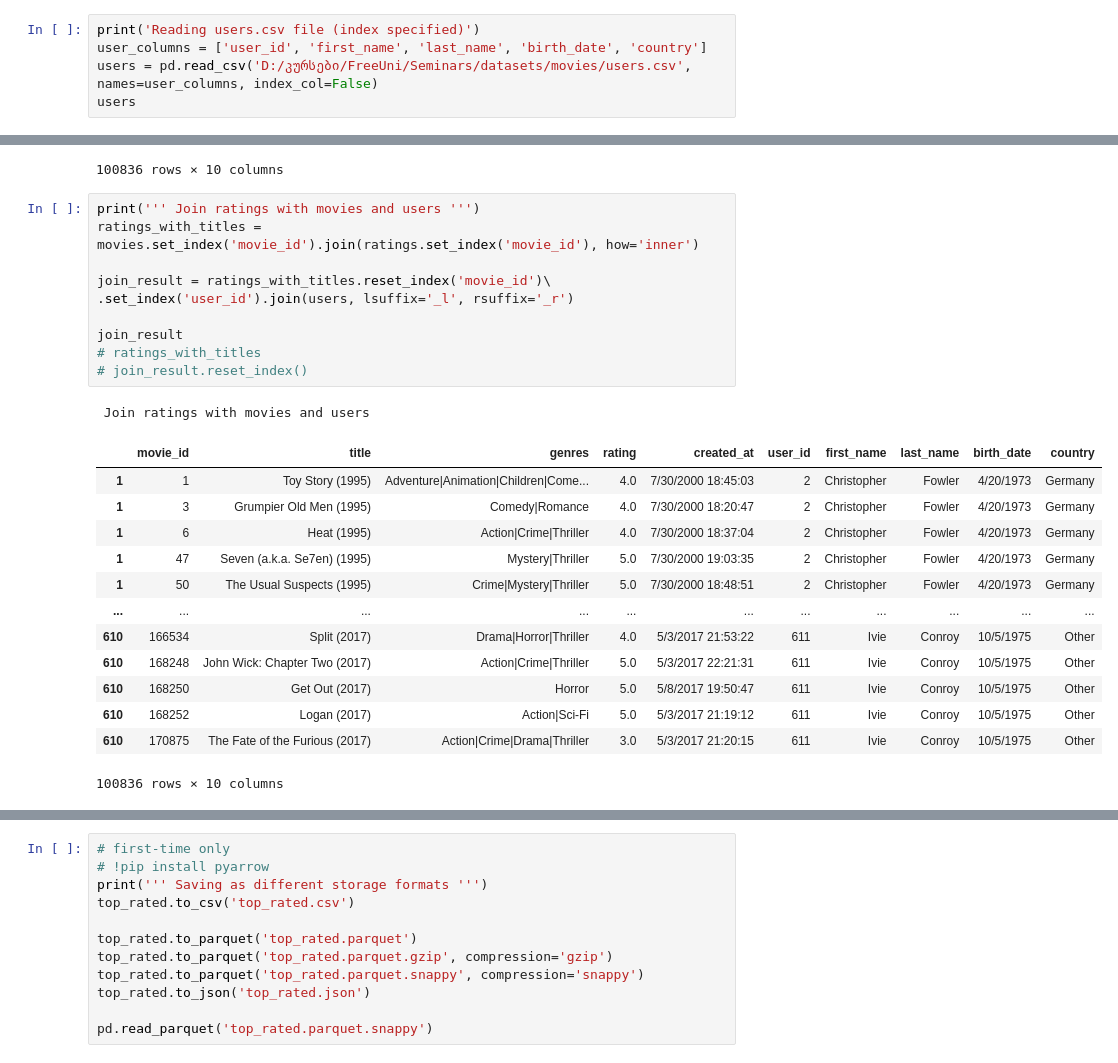
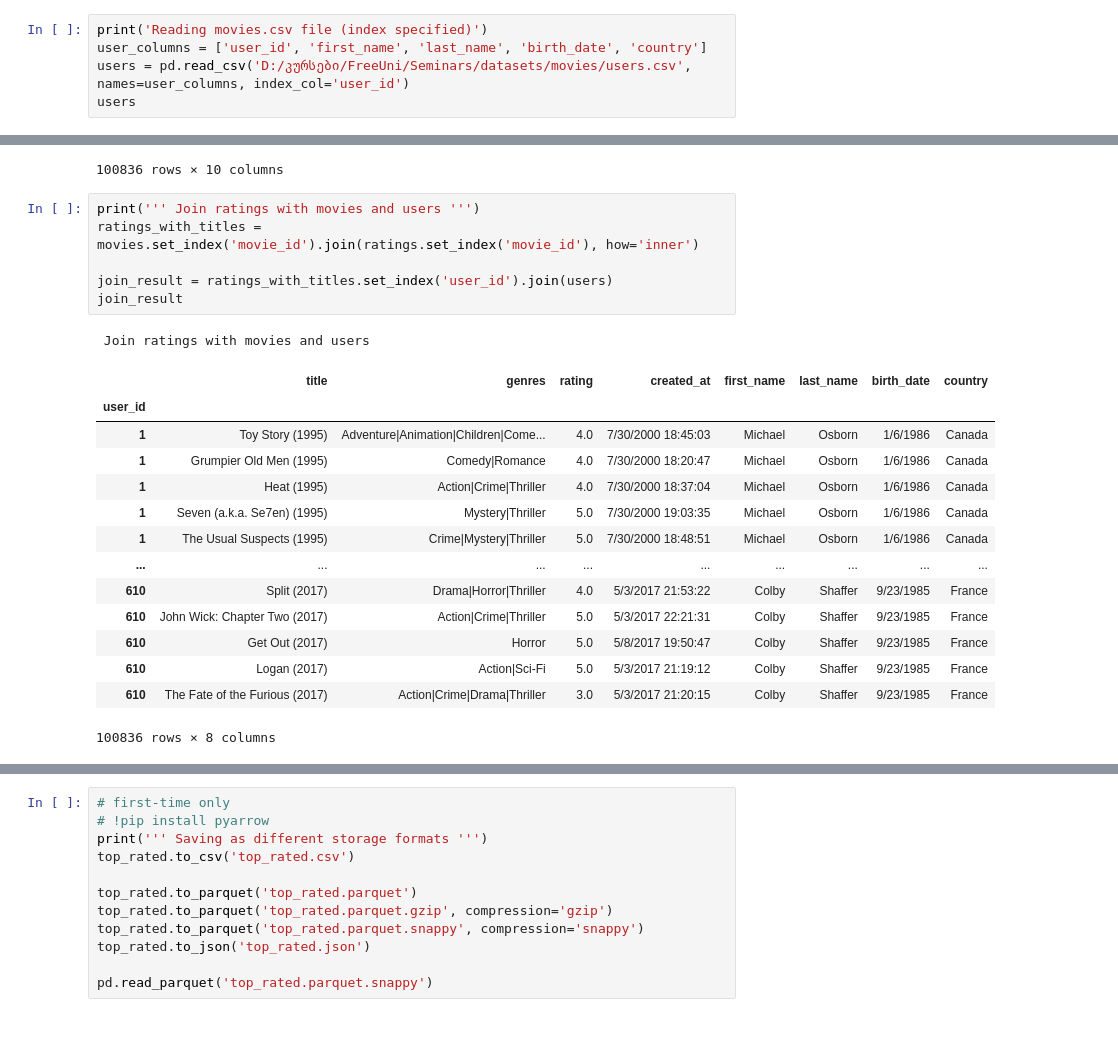
Before and after one commit to FreeUniDataEngineering/Seminars, a Jupyter notebook: lect_6_Pandas/jupyter.ipynb, the cells around one changed output, grey strips where cells are left out. Cells and saved outputs as stored; diff of their text form; blank space fills up the shorter version.

```diff
--- a/lect_6_Pandas/jupyter.ipynb
+++ b/lect_6_Pandas/jupyter.ipynb
@@ -454,8 +445,8 @@ Reading tags.csv file
 | 3682 | 610 | 168248 | Heroic Bloodshed | 5/3/2017 20:44 |
 3683 rows × 4 columns
 # %%
-print('Reading users.csv file (index specified)')
+print('Reading movies.csv file (index specified)')
 user_columns = ['user_id', 'first_name', 'last_name', 'birth_date', 'country']
-users = pd.read_csv('D:/კურსები/FreeUni/Seminars/datasets/movies/users.csv', names=user_columns, index_col=False)
+users = pd.read_csv('D:/კურსები/FreeUni/Seminars/datasets/movies/users.csv', names=user_columns, index_col='user_id')
 users
 # %% [output]
@@ -498,28 +490,25 @@ merge_result
 # %%
 print(''' Join ratings with movies and users ''')
 ratings_with_titles = movies.set_index('movie_id').join(ratings.set_index('movie_id'), how='inner')
 
-join_result = ratings_with_titles.reset_index('movie_id')\
-.set_index('user_id').join(users, lsuffix='_l', rsuffix='_r')
-
+join_result = ratings_with_titles.set_index('user_id').join(users)
 join_result
-# ratings_with_titles
-# join_result.reset_index()
 # %% [output]
  Join ratings with movies and users
-|  | movie_id | title | genres | rating | created_at | user_id | first_name | last_name | birth_date | country |
-| 1 | 1 | Toy Story (1995) | Adventure|Animation|Children|Come... | 4.0 | 7/30/2000 18:45:03 | 2 | Christopher | Fowler | 4/20/1973 | Germany |
-| 1 | 3 | Grumpier Old Men (1995) | Comedy|Romance | 4.0 | 7/30/2000 18:20:47 | 2 | Christopher | Fowler | 4/20/1973 | Germany |
-| 1 | 6 | Heat (1995) | Action|Crime|Thriller | 4.0 | 7/30/2000 18:37:04 | 2 | Christopher | Fowler | 4/20/1973 | Germany |
-| 1 | 47 | Seven (a.k.a. Se7en) (1995) | Mystery|Thriller | 5.0 | 7/30/2000 19:03:35 | 2 | Christopher | Fowler | 4/20/1973 | Germany |
-| 1 | 50 | The Usual Suspects (1995) | Crime|Mystery|Thriller | 5.0 | 7/30/2000 18:48:51 | 2 | Christopher | Fowler | 4/20/1973 | Germany |
-| ... | ... | ... | ... | ... | ... | ... | ... | ... | ... | ... |
-| 610 | 166534 | Split (2017) | Drama|Horror|Thriller | 4.0 | 5/3/2017 21:53:22 | 611 | Ivie | Conroy | 10/5/1975 | Other |
-| 610 | 168248 | John Wick: Chapter Two (2017) | Action|Crime|Thriller | 5.0 | 5/3/2017 22:21:31 | 611 | Ivie | Conroy | 10/5/1975 | Other |
-| 610 | 168250 | Get Out (2017) | Horror | 5.0 | 5/8/2017 19:50:47 | 611 | Ivie | Conroy | 10/5/1975 | Other |
-| 610 | 168252 | Logan (2017) | Action|Sci-Fi | 5.0 | 5/3/2017 21:19:12 | 611 | Ivie | Conroy | 10/5/1975 | Other |
-| 610 | 170875 | The Fate of the Furious (2017) | Action|Crime|Drama|Thriller | 3.0 | 5/3/2017 21:20:15 | 611 | Ivie | Conroy | 10/5/1975 | Other |
+|  | title | genres | rating | created_at | first_name | last_name | birth_date | country |
+| user_id |  |  |  |  |  |  |  |  |
+| 1 | Toy Story (1995) | Adventure|Animation|Children|Come... | 4.0 | 7/30/2000 18:45:03 | Michael | Osborn | 1/6/1986 | Canada |
+| 1 | Grumpier Old Men (1995) | Comedy|Romance | 4.0 | 7/30/2000 18:20:47 | Michael | Osborn | 1/6/1986 | Canada |
+| 1 | Heat (1995) | Action|Crime|Thriller | 4.0 | 7/30/2000 18:37:04 | Michael | Osborn | 1/6/1986 | Canada |
+| 1 | Seven (a.k.a. Se7en) (1995) | Mystery|Thriller | 5.0 | 7/30/2000 19:03:35 | Michael | Osborn | 1/6/1986 | Canada |
+| 1 | The Usual Suspects (1995) | Crime|Mystery|Thriller | 5.0 | 7/30/2000 18:48:51 | Michael | Osborn | 1/6/1986 | Canada |
+| ... | ... | ... | ... | ... | ... | ... | ... | ... |
+| 610 | Split (2017) | Drama|Horror|Thriller | 4.0 | 5/3/2017 21:53:22 | Colby | Shaffer | 9/23/1985 | France |
+| 610 | John Wick: Chapter Two (2017) | Action|Crime|Thriller | 5.0 | 5/3/2017 22:21:31 | Colby | Shaffer | 9/23/1985 | France |
+| 610 | Get Out (2017) | Horror | 5.0 | 5/8/2017 19:50:47 | Colby | Shaffer | 9/23/1985 | France |
+| 610 | Logan (2017) | Action|Sci-Fi | 5.0 | 5/3/2017 21:19:12 | Colby | Shaffer | 9/23/1985 | France |
+| 610 | The Fate of the Furious (2017) | Action|Crime|Drama|Thriller | 3.0 | 5/3/2017 21:20:15 | Colby | Shaffer | 9/23/1985 | France |
-100836 rows × 10 columns
+100836 rows × 8 columns
 # %%
 print('Top 20 movies which have avg rating > 4 and have been rated at least 100 times:')
 top_rated = movies.set_index('movie_id')\
```
Also changed, not shown: parts of 16 cells of this notebook, 1 other file.
